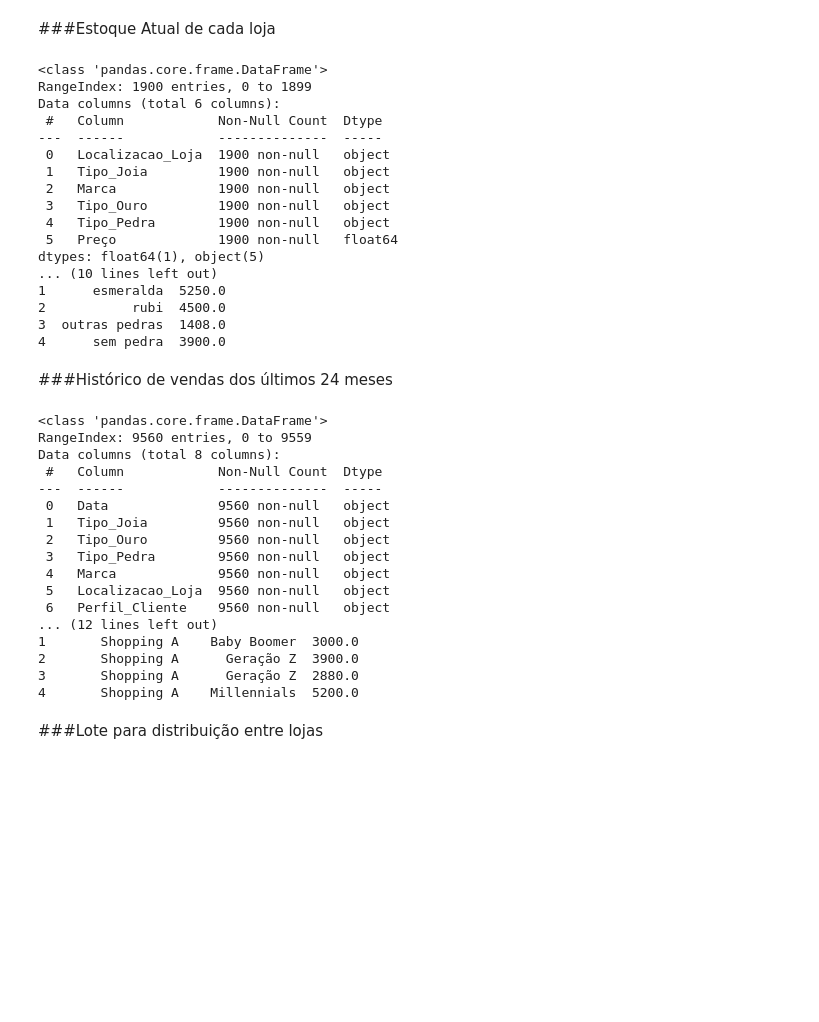
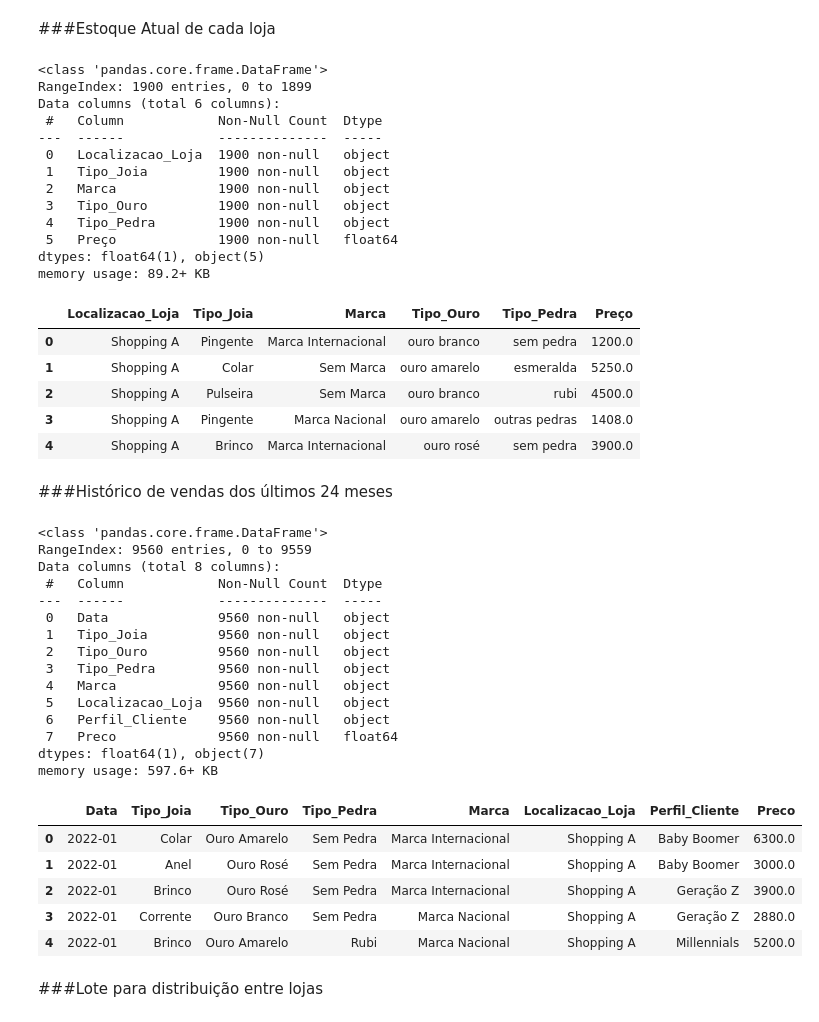
Before and after one commit to mba-fabio/dsa_usp, a Jupyter notebook: 20250420_Resultados_Preliminares_v0.ipynb, the cells around one changed output. Cells and saved outputs as stored; diff of their text form; code cells hidden in the pictures; blank space fills up the shorter version.

```diff
--- a/20250420_Resultados_Preliminares_v0.ipynb
+++ b/20250420_Resultados_Preliminares_v0.ipynb
@@ -19,7 +23,8 @@ Requirement already satisfied: pulp in /usr/local/lib/python3.11/dist-packages (
 # Carrega os dados de estoque para o Data Frame do Pandas
 estoque_joias = pd.read_csv('https://github.com/mba-fabio/dsa_usp/raw/main/20250330_estoque_joias.csv')
 estoque_joias.info()
-print(estoque_joias.head())
+
+estoque_joias.head()
 # %% [output]
 <class 'pandas.core.frame.DataFrame'>
 RangeIndex: 1900 entries, 0 to 1899
@@ -33,36 +38,43 @@ Data columns (total 6 columns):
  4   Tipo_Pedra        1900 non-null   object
  5   Preço             1900 non-null   float64
 dtypes: float64(1), object(5)
-... (10 lines left out)
-1      esmeralda  5250.0
-2           rubi  4500.0
-3  outras pedras  1408.0
-4      sem pedra  3900.0
+memory usage: 89.2+ KB
+|  | Localizacao_Loja | Tipo_Joia | Marca | Tipo_Ouro | Tipo_Pedra | Preço |
+| 0 | Shopping A | Pingente | Marca Internacional | ouro branco | sem pedra | 1200.0 |
+| 1 | Shopping A | Colar | Sem Marca | ouro amarelo | esmeralda | 5250.0 |
+| 2 | Shopping A | Pulseira | Sem Marca | ouro branco | rubi | 4500.0 |
+| 3 | Shopping A | Pingente | Marca Nacional | ouro amarelo | outras pedras | 1408.0 |
+| 4 | Shopping A | Brinco | Marca Internacional | ouro rosé | sem pedra | 3900.0 |
 # %% [markdown]
 ###Histórico de vendas dos últimos 24 meses
 # %%
 # Carrega os dados de venda para o Data Frame do Pandas
 vendas24m = pd.read_csv('https://github.com/mba-fabio/dsa_usp/raw/main/20250331_joias_simuladas_historico_24meses_sazonal.csv')
 vendas24m.info()
-print(vendas24m.head())
+
+vendas24m.head()
 # %% [output]
 <class 'pandas.core.frame.DataFrame'>
 RangeIndex: 9560 entries, 0 to 9559
 Data columns (total 8 columns):
  #   Column            Non-Null Count  Dtype
 ---  ------            --------------  -----
  0   Data              9560 non-null   object
  1   Tipo_Joia         9560 non-null   object
  2   Tipo_Ouro         9560 non-null   object
  3   Tipo_Pedra        9560 non-null   object
  4   Marca             9560 non-null   object
  5   Localizacao_Loja  9560 non-null   object
  6   Perfil_Cliente    9560 non-null   object
-... (12 lines left out)
-1       Shopping A    Baby Boomer  3000.0
-2       Shopping A      Geração Z  3900.0
-3       Shopping A      Geração Z  2880.0
-4       Shopping A    Millennials  5200.0
+ 7   Preco             9560 non-null   float64
+dtypes: float64(1), object(7)
+memory usage: 597.6+ KB
+|  | Data | Tipo_Joia | Tipo_Ouro | Tipo_Pedra | Marca | Localizacao_Loja | Perfil_Cliente | Preco |
+| 0 | 2022-01 | Colar | Ouro Amarelo | Sem Pedra | Marca Internacional | Shopping A | Baby Boomer | 6300.0 |
+| 1 | 2022-01 | Anel | Ouro Rosé | Sem Pedra | Marca Internacional | Shopping A | Baby Boomer | 3000.0 |
+| 2 | 2022-01 | Brinco | Ouro Rosé | Sem Pedra | Marca Internacional | Shopping A | Geração Z | 3900.0 |
+| 3 | 2022-01 | Corrente | Ouro Branco | Sem Pedra | Marca Nacional | Shopping A | Geração Z | 2880.0 |
+| 4 | 2022-01 | Brinco | Ouro Amarelo | Rubi | Marca Nacional | Shopping A | Millennials | 5200.0 |
 # %% [markdown]
 ###Lote para distribuição entre lojas
 # %%
```
Also changed, not shown: parts of 4 cells of this notebook.
